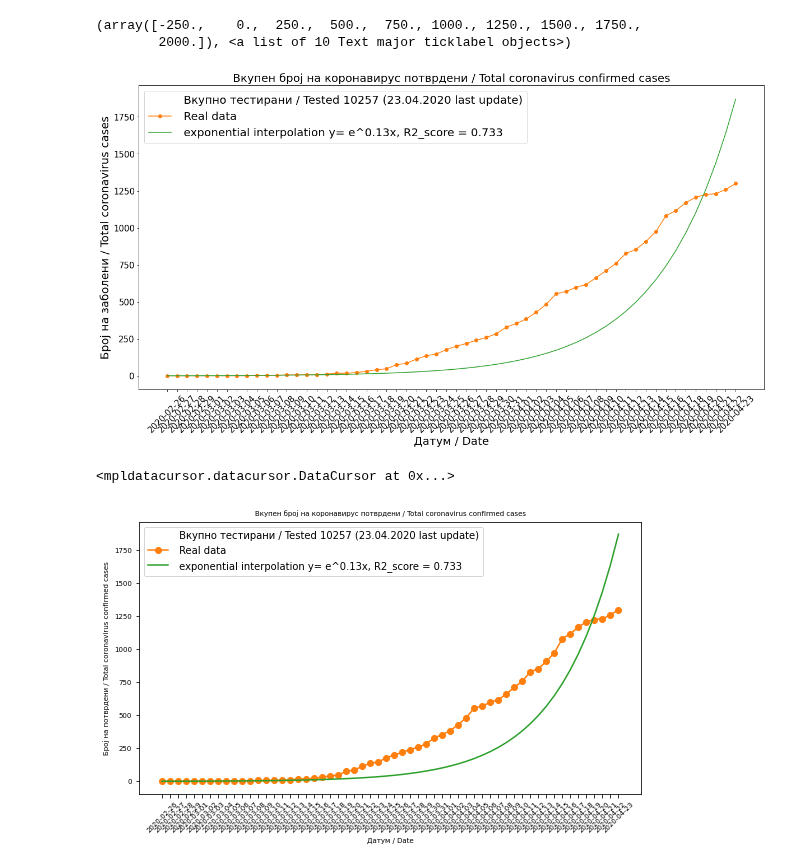
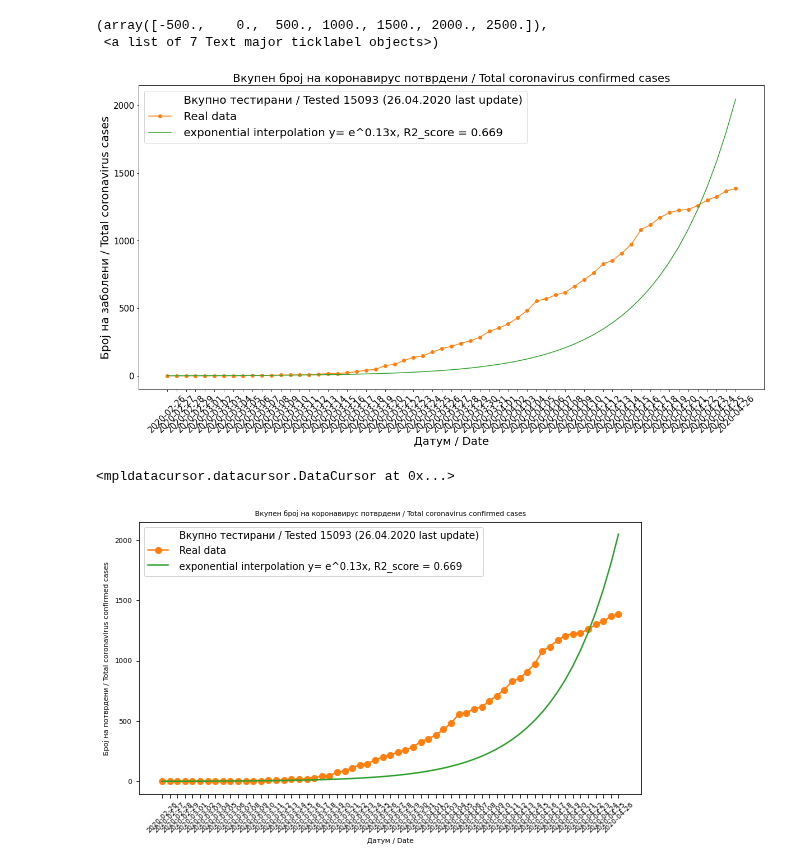
Before and after one commit to Sinisha12/ML_DL, a Jupyter notebook: corona/Covid_19_curves.ipynb, the cells around one changed output. Cells and saved outputs as stored; diff of their text form; code cells hidden in the pictures.

```diff
--- a/corona/Covid_19_curves.ipynb
+++ b/corona/Covid_19_curves.ipynb
@@ -42,5 +45,4 @@ y_exp_1 = func_1(x_data, *popt1)
 # %%
 y_exp_original = np.exp(0.2*x_data)
 # %%
-testirani = 2240 + 406 + 480 + 392 + 257 + 342 + 389 + 414 + 371 + 202 + 386 + 351 + 341 + 496 + 586 +404 +330 + 710 + 500 + 660
-+ 437 + 697 + 314 + 263 + 207 + 660 + 649
+testirani = 2240 + 406 + 480 + 392 + 257 + 342 + 389 + 414 + 371 + 202 + 386 + 351 + 341 + 496 + 586 +404 +330 + 710 + 500 + 660 + 437 + 697 + 314 + 263 + 345 + 660 + 649 + 408 + 728 + 335
@@ -127,6 +127,6 @@ plt.yticks(fontsize=15)
 # %%
 plt.figure(figsize=(20,10))
-plt.plot([], [], ' ', label=" Вкупно тестирани / Tested %d (23.04.2020 last update)" %testirani)
+plt.plot([], [], ' ', label=" Вкупно тестирани / Tested %d (26.04.2020 last update)" %testirani)
 plt.plot(df['datum'],df['vkupno_novi'],'-o', label = ' Real data')
 #plt.plot(df['datum'],y, label = ' polinomial interpolation y= %2.2fx^2 %2.2fx %+2.2f' % tuple(kvadratni))
 plt.plot(df['datum'], y_exp_1, label = ' exponential interpolation y= e^%2.2fx, R2_score = %2.3f ' % tuple(parametri1))
@@ -138,28 +138,28 @@ plt.ylabel("Број на заболени / Total coronavirus cases", fontsize=
 plt.xticks(fontsize=15, rotation = '45')
 plt.yticks(fontsize=15)
 # %% [output]
-(array([-250.,    0.,  250.,  500.,  750., 1000., 1250., 1500., 1750.,
-        2000.]), <a list of 10 Text major ticklabel objects>)
+(array([-500.,    0.,  500., 1000., 1500., 2000., 2500.]),
+ <a list of 7 Text major ticklabel objects>)
-[figure, old version]
+[figure, new version]
 # %%
 #%matplotlib notebook
 ### INTERACTIVE
 plt.figure(figsize=(9,5))
-plt.plot([], [], ' ', label=" Вкупно тестирани / Tested %d (23.04.2020 last update)" %testirani)
+plt.plot([], [], ' ', label=" Вкупно тестирани / Tested %d (26.04.2020 last update)" %testirani)
 plt.plot(df['datum'],df['vkupno_novi'],'-o', label = ' Real data')
 #plt.plot(df['datum'],y, label = ' polinomial interpolation y= %2.2fx^2 %2.2fx %+2.2f' % tuple(kvadratni))
 plt.plot(df['datum'], y_exp_1, label = ' exponential interpolation y= e^%2.2fx, R2_score = %2.3f ' % tuple(parametri1))
 #plt.plot(df['datum'], y_exp, label = ' exponential interpolation y= %2.2fe^%2.2fx %+2.2f, R2_score = %2.3f' % tuple(parametri))
 plt.legend(fontsize=10)
 plt.title("Вкупен број на коронавирус потврдени / Total coronavirus confirmed cases", fontsize=7)
 plt.xlabel("Датум / Date", fontsize=7)
 plt.ylabel("Број на потврдени / Total coronavirus confirmed cases", fontsize=7)
 plt.xticks(fontsize=7, rotation = '45')
 plt.yticks(fontsize=7)
 datacursor(hover=True)
 # %% [output]
 <mpldatacursor.datacursor.DataCursor at 0x...>
-[figure, old version]
+[figure, new version]
 # %%
 # plt.figure(figsize=(20,10))
 # plt.plot([], [], ' ', label=" Вкупно тестирани / Tested %d (1.04.2020 last update)" %testirani)
```
Also changed, not shown: parts of 15 cells of this notebook, 13 other files.
